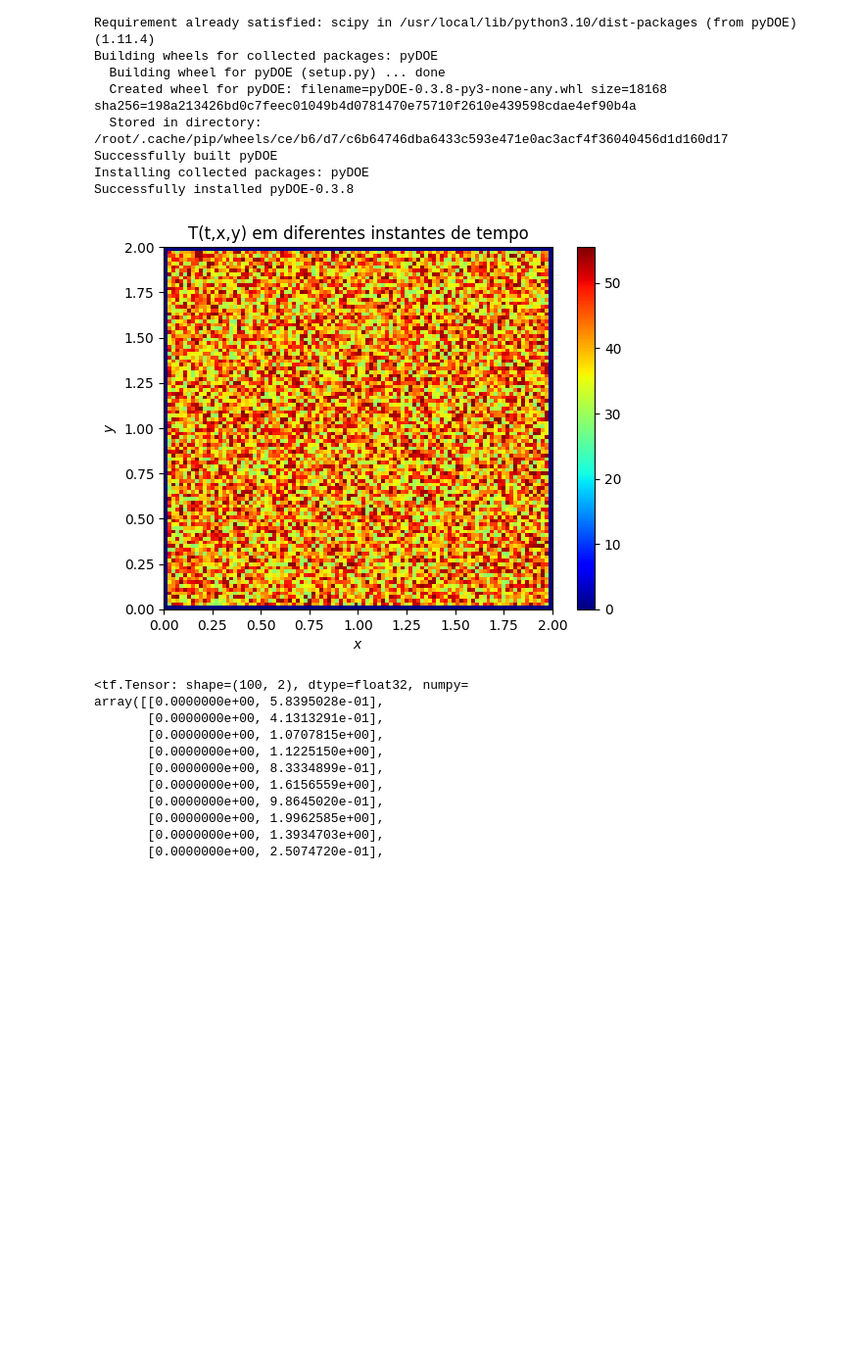
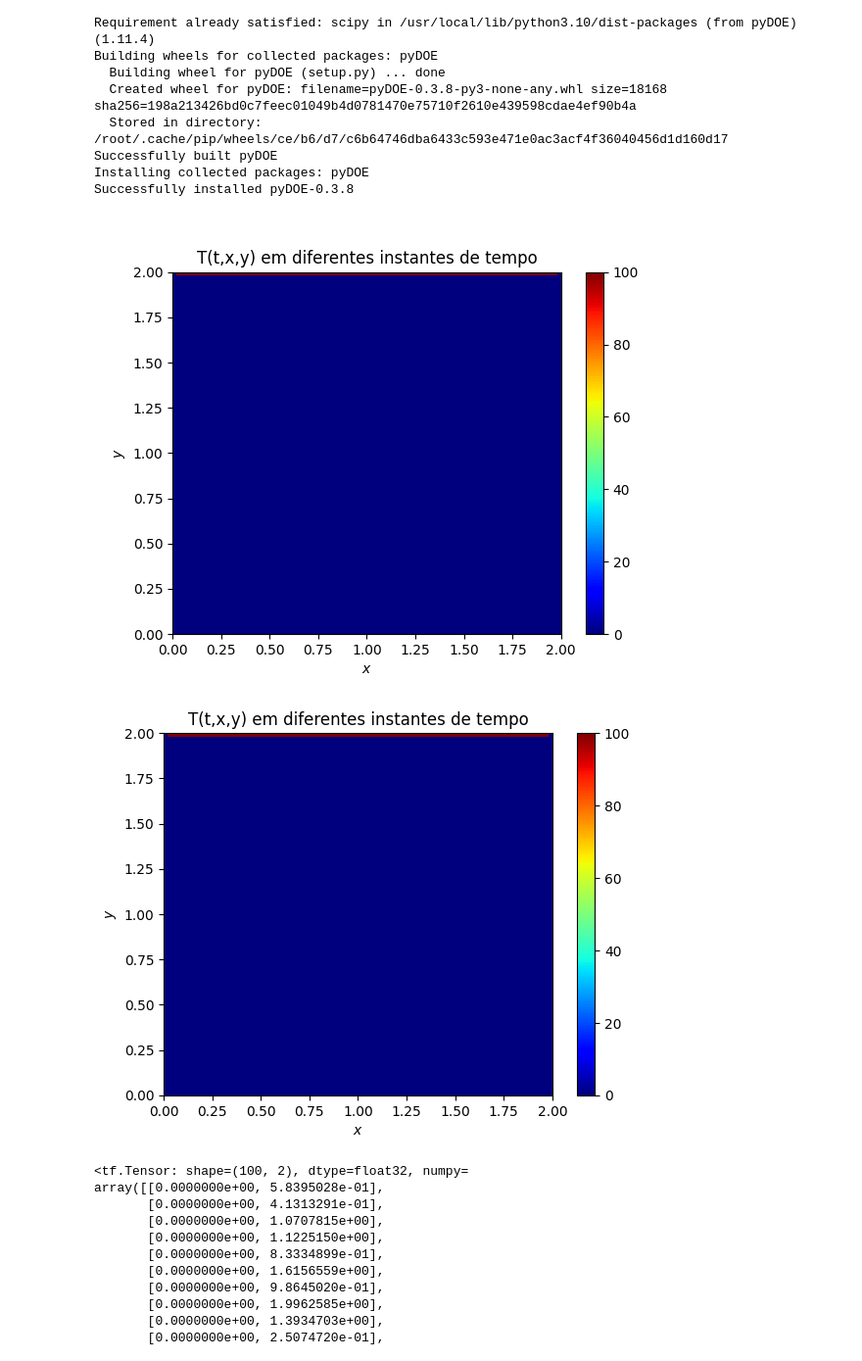
Before and after one commit to JoaoAlexandreFerreira/RNA, a Jupyter notebook: Untitled6.ipynb, the cells around one changed output. Shown at 98% size. Drawn from its saved outputs; the diff is of its cells as text; code cells hidden in the pictures; blank space fills up the shorter version.

```diff
--- a/Untitled6.ipynb
+++ b/Untitled6.ipynb
@@ -61,6 +61,7 @@ import numpy as np
 import matplotlib.pyplot as plt
 import matplotlib.animation as animation
 from matplotlib.animation import FuncAnimation
+from IPython.display import display, Image
 
 def difusividade2D(difus, t, num_pontos, passos):
   dx = 1
@@ -73,8 +74,8 @@ def difusividade2D(difus, t, num_pontos, passos):
   #Condição inicial já ta inclusa, pois todos os valores das matrizes são nulos
   T = np.zeros((passos, num_pontos, num_pontos))
   #Condição de contorno
-  T[0,:,:] = np.random.uniform(low=28.5, high = 55.5, size = (num_pontos,num_pontos))
-  T[:,(num_pontos-1):,:] = 0.0
+  #T[0,:,:] = np.random.uniform(low=28.5, high = 55.5, size = (num_pontos,num_pontos))
+  T[:,(num_pontos-1):,:] = 100.0
   T[:, :, :1] = 0.0
   T[:, :1, 1:] = 0.0
   T[:, :, (num_pontos-1):] = 0.0
@@ -103,25 +104,28 @@ xdados, ydados, dt, Temp = difusividade2D(difus, tempoiter, num_pontos, passos)
 # %%
 def plotheatmap(u_k, k):
 
     plt.clf()
     plt.imshow(u_k, cmap='jet',
               extent=[xdados[0], xdados[-1], xdados[0], xdados[-1]],
-              origin='lower', aspect='auto')
+              origin='lower', aspect='auto', vmin = 0.0, vmax = 100.0)
 
 
     plt.xlabel('$x$')
     plt.ylabel('$y$')
     plt.title('T(t,x,y) em diferentes instantes de tempo')
     plt.colorbar()
     return plt
 
 def animate(k):
     plotheatmap(Temp[99*k], k)
 
 anim = animation.FuncAnimation(plt.figure(), animate, interval=1, frames=100, repeat=False)
 anim.save("teste.gif")
+
+display(Image(filename="teste.gif"))
 # %% [output]
-[figure, old version]
+[figure, new version]
+[figure, added]
 # %%
 #Agora criando o modelo de Rede neural
 
```
